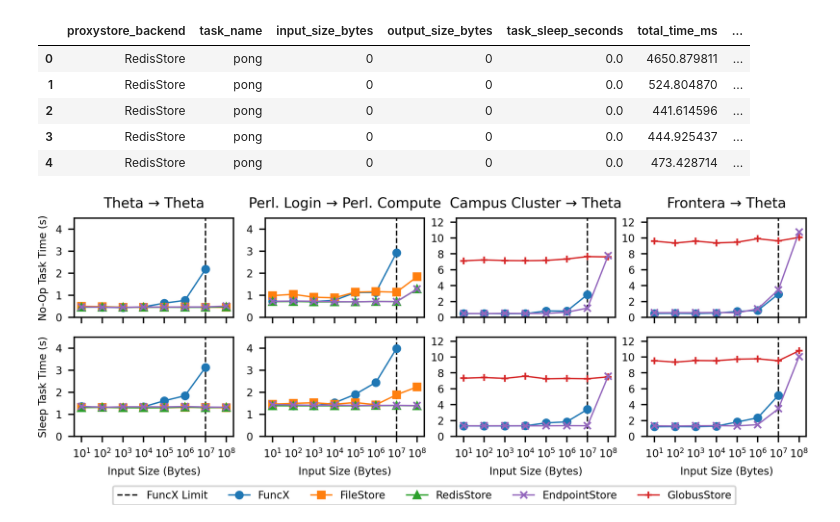
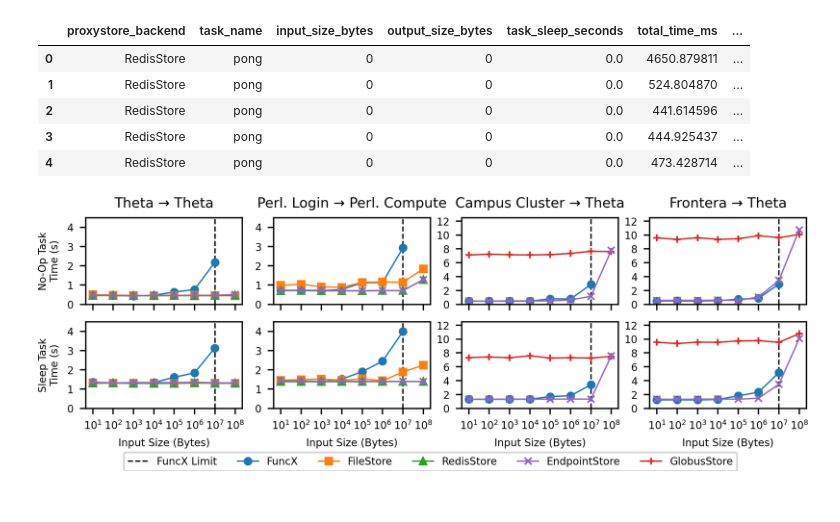
Before and after one commit to proxystore/sc23-evaluation, a Jupyter notebook: 0-funcx-roundtrip-execution-time.ipynb, the cells around one changed output. Cells and saved outputs as stored; diff of their text form; code cells hidden in the pictures.

Commit message:
More minor figure changes

```diff
--- a/0-funcx-roundtrip-execution-time.ipynb
+++ b/0-funcx-roundtrip-execution-time.ipynb
@@ -213,34 +213,34 @@ axs[1, 0].set_xlabel('Input Size (Bytes)', fontsize=6)
 axs[1, 1].set_xlabel('Input Size (Bytes)', fontsize=6)
 axs[1, 2].set_xlabel('Input Size (Bytes)', fontsize=6)
 axs[1, 3].set_xlabel('Input Size (Bytes)', fontsize=6)
-axs[0, 0].set_ylabel('No-Op Task Time (s)', fontsize=6)
-axs[1, 0].set_ylabel('Sleep Task Time (s)', fontsize=6)
+axs[0, 0].set_ylabel('No-Op Task\nTime (s)', fontsize=6)
+axs[1, 0].set_ylabel('Sleep Task\nTime (s)', fontsize=6)
 axs[0, 0].set_title('Theta → Theta')
 axs[0, 1].set_title('Perl. Login → Perl. Compute')
 axs[0, 2].set_title('Campus Cluster → Theta')
 axs[0, 3].set_title('Frontera → Theta')
 
 # Reorder legend
 # handles, labels = axs[0, 0].get_legend_handles_labels()
 # legend_order = [1, 2, 3, 4, 0]
 # axs[0, 0].legend([handles[i] for i in legend_order], [labels[i] for i in legend_order], loc='upper left')
 # axs[0, 0].legend(legend_handles.values(), legend_handles.keys(), loc='upper left')
 axs[1, 0].legend(legend_handles.values(), legend_handles.keys(), loc='upper center', bbox_to_anchor=(2.2, -0.45), ncol=6)
 
 # Restrict y axis range
 for yi in (0, 1):
     for xi in (0, 1, 2, 3):
         axs[yi, xi].set_ylim([0, 4.5 if xi < 2 else 12.5])
         axs[yi, xi].set_ylim([0, 4.5 if xi < 2 else 12.5])
 
 # Restrict y labels to integers
 for yi in (0, 1):
     for xi in (0, 1, 2, 3):
         axs[yi, xi].get_yaxis().set_major_locator(mticker.MaxNLocator(integer=True))
 
 # fig.tight_layout(h_pad=0.5, w_pad=0.5)
 
-fig.set_size_inches(7.5, 2.25)
+fig.set_size_inches(7.5, 2)
 plt.savefig('figures/funcx-roundtrip-task-times.png', pad_inches=0.05)
 # %% [output]
-[figure, old version]
+[figure, new version]
```
Also changed, not shown: 7 other files.
